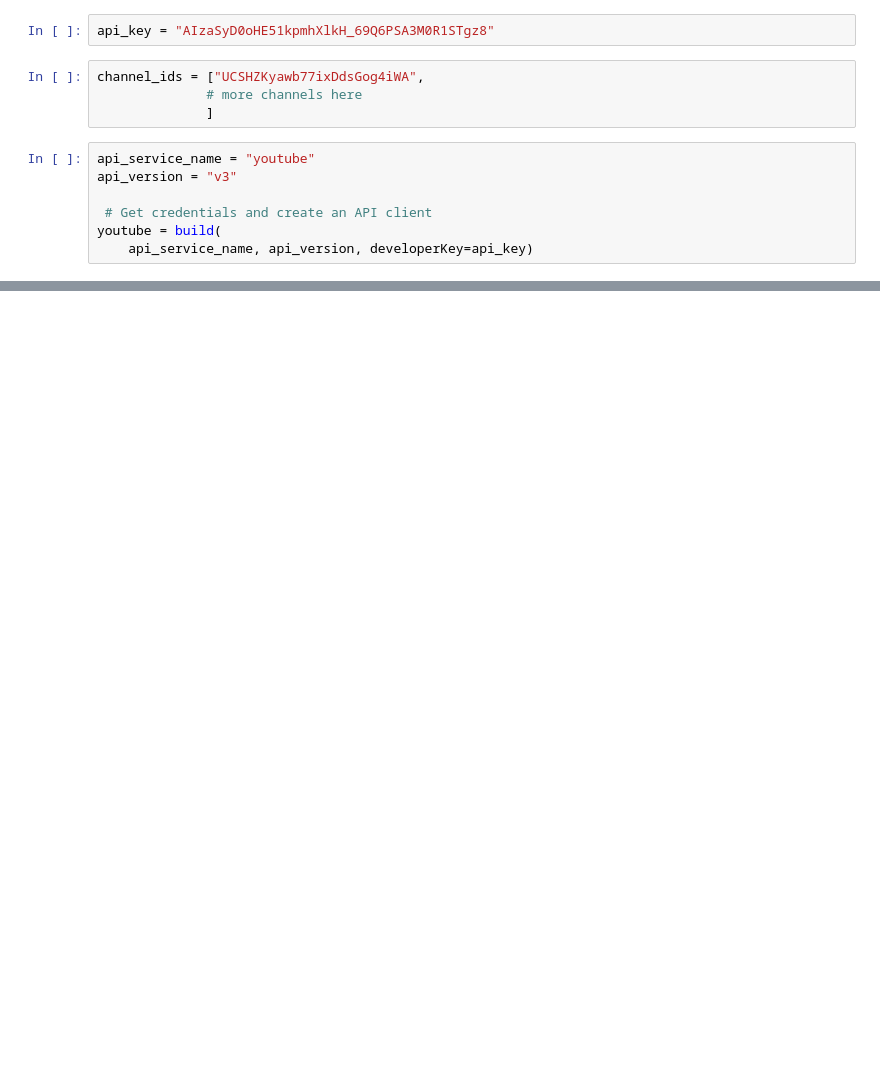
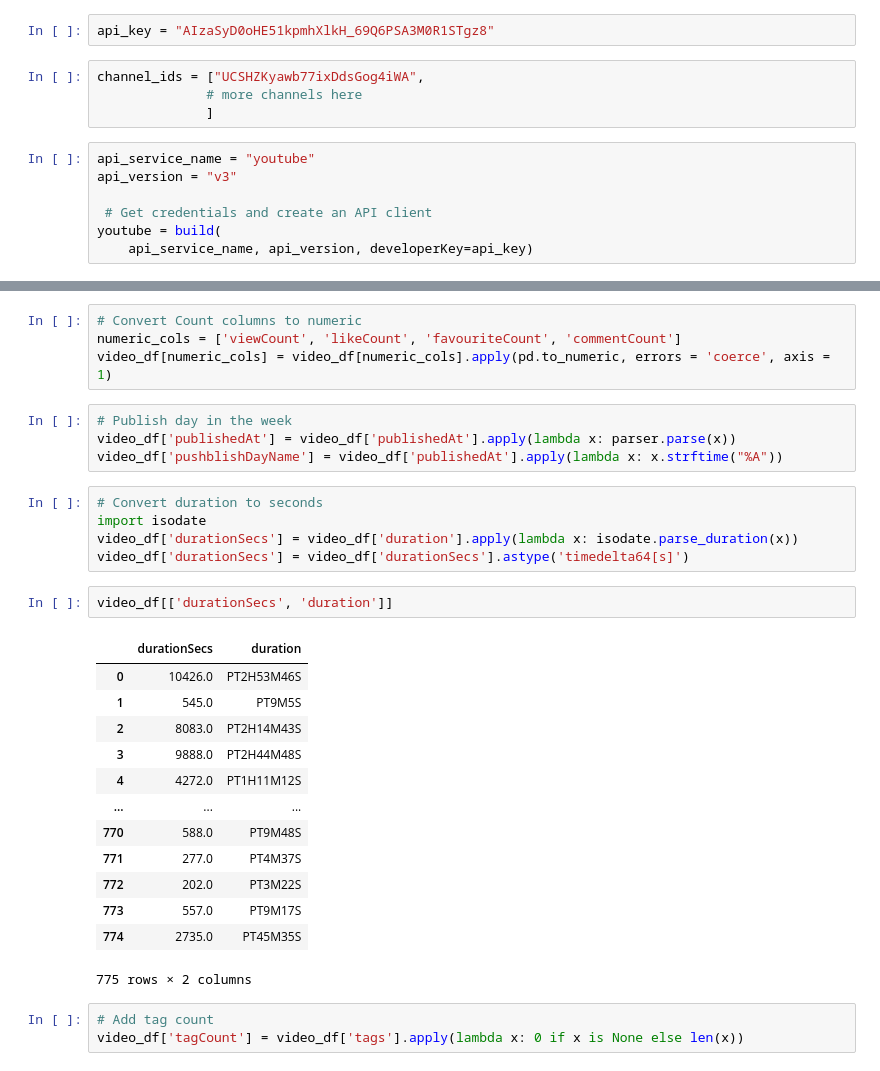
Before and after one commit to ViviyanT/Analyzing_YouTube_Channel_Performance_with_Python, a Jupyter notebook: Python.ipynb, the cells around one changed output, grey strips where cells are left out. Saved outputs shown, nothing was run; the diff lists cells and outputs as text; blank space fills up the shorter version.

```diff
--- a/Python.ipynb
+++ b/Python.ipynb
@@ -31,0 +218,32 @@ JSON(response)
+# %%
+# Convert Count columns to numeric
+numeric_cols = ['viewCount', 'likeCount', 'favouriteCount', 'commentCount']
+video_df[numeric_cols] = video_df[numeric_cols].apply(pd.to_numeric, errors = 'coerce', axis = 1)
+# %%
+# Publish day in the week
+video_df['publishedAt'] = video_df['publishedAt'].apply(lambda x: parser.parse(x))
+video_df['pushblishDayName'] = video_df['publishedAt'].apply(lambda x: x.strftime("%A"))
+# %%
+# Convert duration to seconds
+import isodate
+video_df['durationSecs'] = video_df['duration'].apply(lambda x: isodate.parse_duration(x))
+video_df['durationSecs'] = video_df['durationSecs'].astype('timedelta64[s]')
+# %%
+video_df[['durationSecs', 'duration']]
+# %% [output]
+|  | durationSecs | duration |
+| 0 | 10426.0 | PT2H53M46S |
+| 1 | 545.0 | PT9M5S |
+| 2 | 8083.0 | PT2H14M43S |
+| 3 | 9888.0 | PT2H44M48S |
+| 4 | 4272.0 | PT1H11M12S |
+| ... | ... | ... |
+| 770 | 588.0 | PT9M48S |
+| 771 | 277.0 | PT4M37S |
+| 772 | 202.0 | PT3M22S |
+| 773 | 557.0 | PT9M17S |
+| 774 | 2735.0 | PT45M35S |
+775 rows × 2 columns
+# %%
+# Add tag count
+video_df['tagCount'] = video_df['tags'].apply(lambda x: 0 if x is None else len(x))
```
Also changed, not shown: parts of 16 cells of this notebook.
